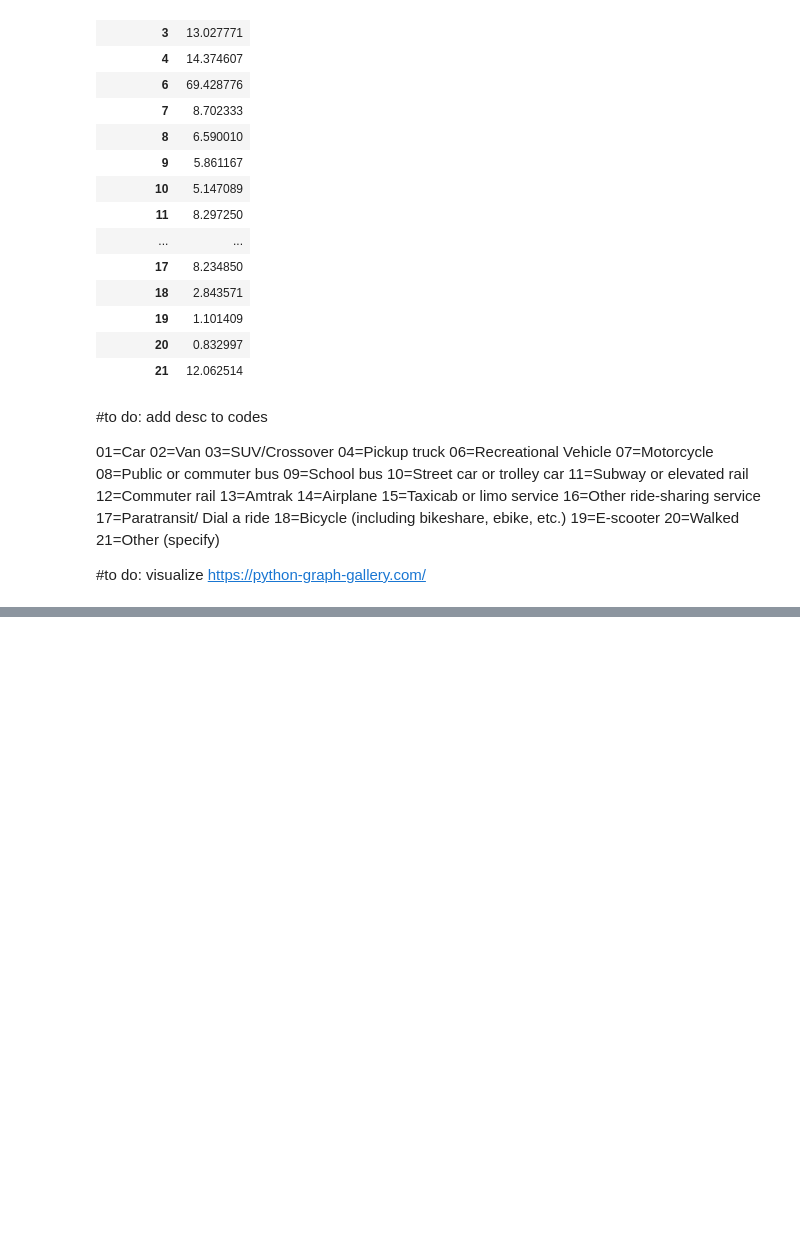
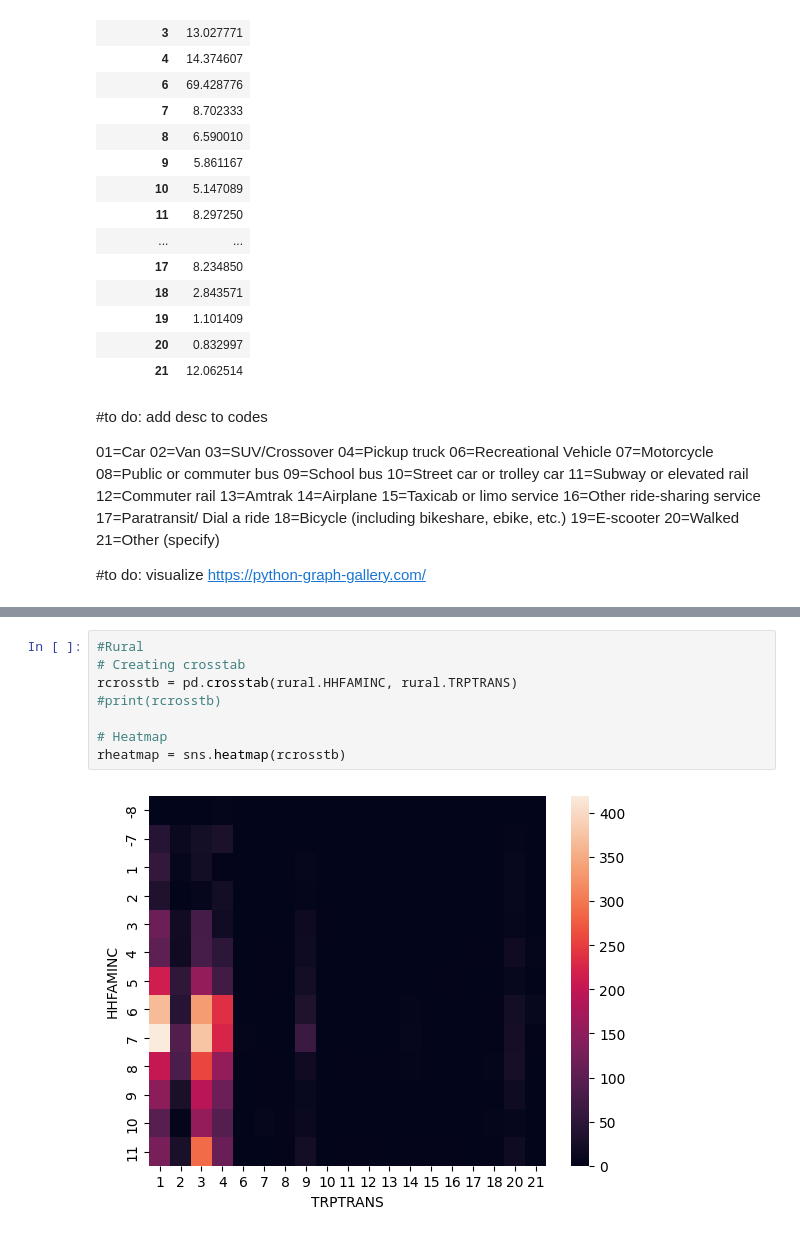
Before and after one commit to Xerconia/Transitlytics, a Jupyter notebook: hisa_eda.ipynb, the cells around one changed output, grey strips where cells are left out. Drawn from its saved outputs; the diff is of its cells as text; blank space fills up the shorter version.

```diff
--- a/hisa_eda.ipynb
+++ b/hisa_eda.ipynb
@@ -186,0 +167,10 @@ heatmap = sns.heatmap(crosstb)
+# %%
+#Rural
+# Creating crosstab
+rcrosstb = pd.crosstab(rural.HHFAMINC, rural.TRPTRANS)
+#print(rcrosstb)
+
+# Heatmap
+rheatmap = sns.heatmap(rcrosstb)
+# %% [output]
+[figure, added]
```
Also changed, not shown: parts of 14 cells of this notebook.
